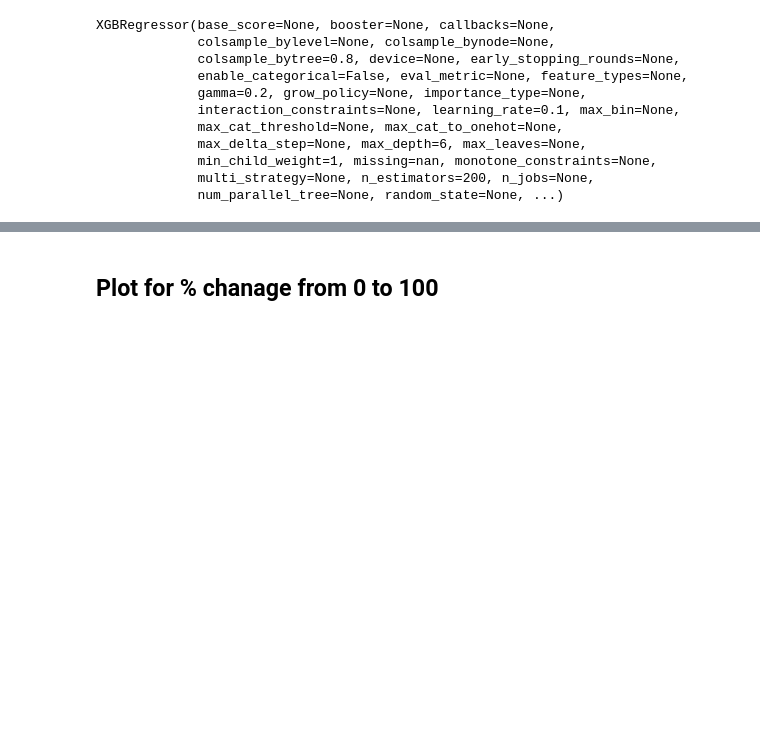
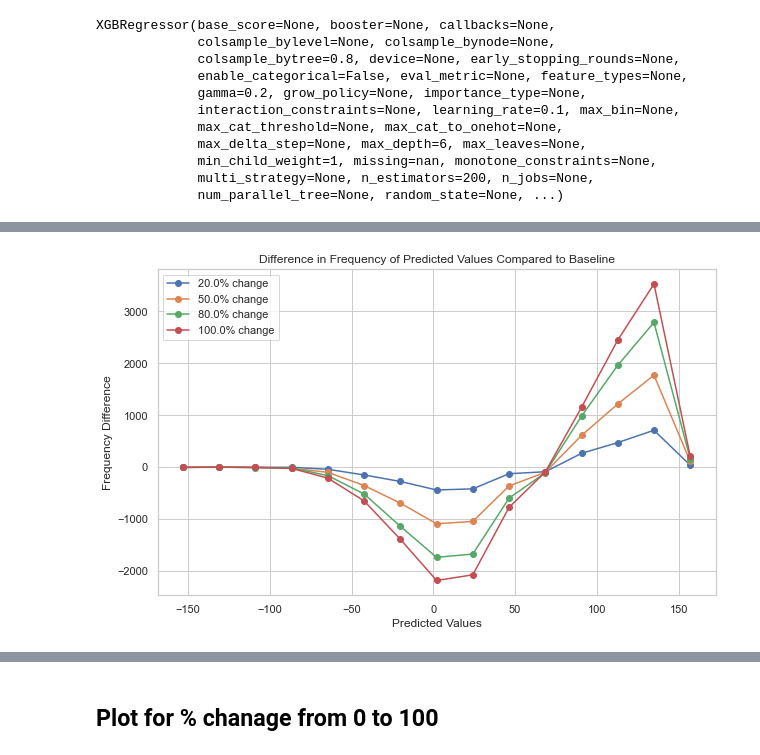
Before and after one commit to jerzybala/Ultra_PF_Smartphone, a Jupyter notebook: UPF_experiments_Feb2024.ipynb, the cells around one changed output, grey strips where cells are left out. Cells and saved outputs as stored; diff of their text form; code cells hidden in the pictures; blank space fills up the shorter version.

```diff
--- a/UPF_experiments_Feb2024.ipynb
+++ b/UPF_experiments_Feb2024.ipynb
@@ -888,0 +926,35 @@ R-squared: 0.3378371032893016
+# %%
+import numpy as np
+import matplotlib.pyplot as plt
+import seaborn as sns
+
+def plot_combined_prediction_differences_line(prediction_dict, bins=100):
+    # Set up the plot
+    sns.set(style="whitegrid")
+    plt.figure(figsize=(10, 6))
+
+    # Calculate the baseline histogram for per=0.0
+    baseline_counts, baseline_bin_edges = np.histogram(prediction_dict[0.0], bins=bins)
+    baseline_bin_centers = (baseline_bin_edges[:-1] + baseline_bin_edges[1:]) / 2
+
+    # Plot differences for each percentage_change's predictions compared to the baseline
+    for per, predictions in prediction_dict.items():
+        if per == 0.0:  # Skip the baseline itself
+            continue
+        counts, bin_edges = np.histogram(predictions, bins=bins)
+        # Ensure same bins for all histograms by using the baseline bin edges
+        counts_aligned, _ = np.histogram(predictions, bins=baseline_bin_edges)
+        differences = counts_aligned - baseline_counts
+        # Format the label to display percentages
+        percentage_label = f'{per*100}% change' if per != 0 else 'Baseline'
+        plt.plot(baseline_bin_centers, differences, label=percentage_label, marker='o', linestyle='-')
+
+    plt.title('Difference in Frequency of Predicted Values Compared to Baseline')
+    plt.xlabel('Predicted Values')
+    plt.ylabel('Frequency Difference')
+    plt.legend()
+    plt.show()
+# %%
+plot_combined_prediction_differences_line(prediction_dict, bins=15)
+# %% [output]
+[figure, added]
```
Also changed, not shown: parts of 13 cells of this notebook.
